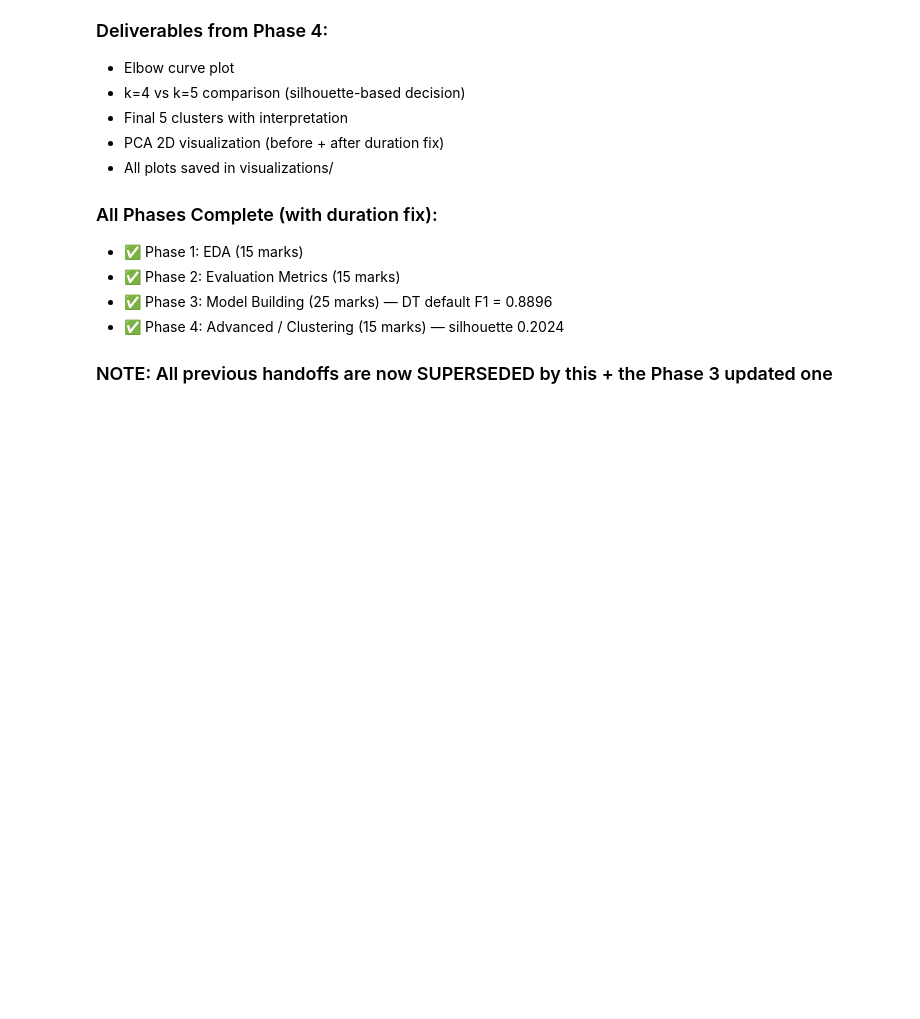
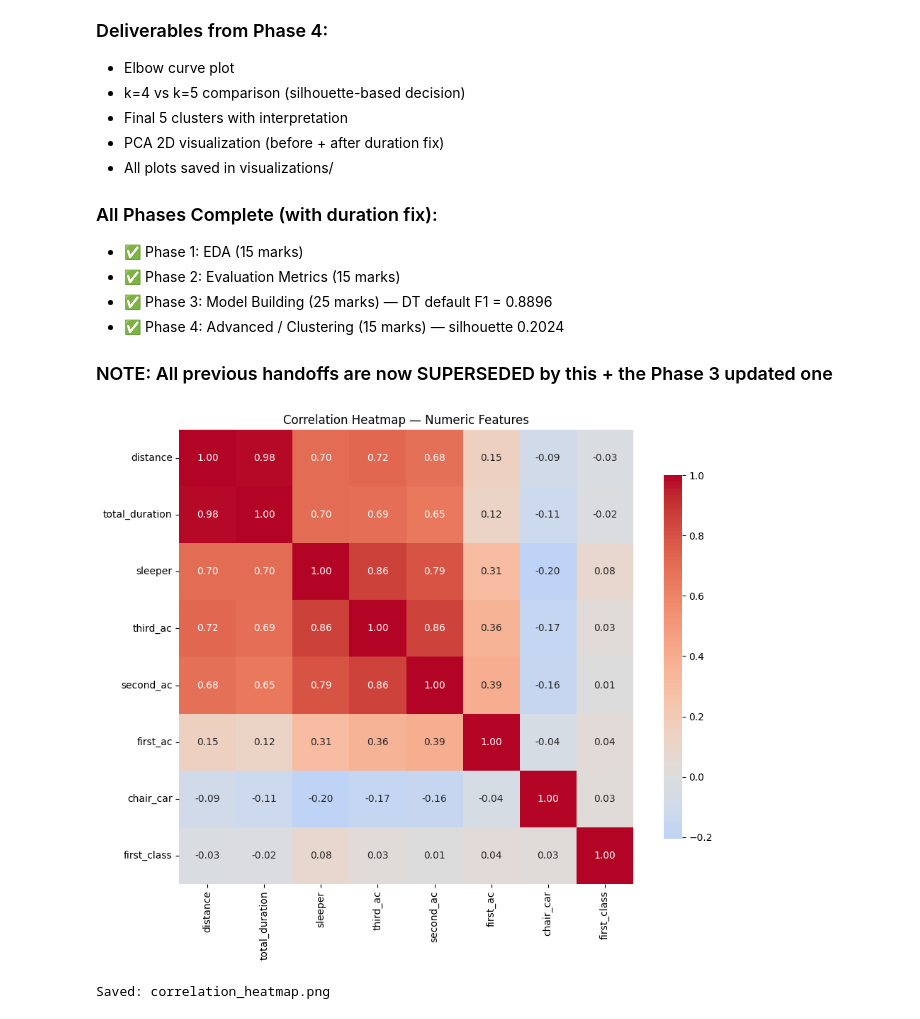
Before and after one commit to rajputpri/Indian-Railway-Train, a Jupyter notebook: notebooks/main_notebook.ipynb, the cells around one changed output. Drawn from its saved outputs; the diff is of its cells as text; code cells hidden in the pictures; blank space fills up the shorter version.

Commit message:
Add advanced EDA plots and class_weight experiment (Cells 32-37)

```diff
--- a/notebooks/main_notebook.ipynb
+++ b/notebooks/main_notebook.ipynb
@@ -2329,3 +2400,22 @@ Unsupervised clustering with K-Means + cluster interpretation
 - ✅ Phase 4: Advanced / Clustering (15 marks) — silhouette 0.2024
 
 ### NOTE: All previous handoffs are now SUPERSEDED by this + the Phase 3 updated one
+# %%
+# Cell 32: Correlation Heatmap
+import matplotlib.pyplot as plt
+import seaborn as sns
+import numpy as np
+
+fig, ax = plt.subplots(figsize=(10, 8))
+corr = df[['distance', 'total_duration', 'sleeper', 'third_ac',
+           'second_ac', 'first_ac', 'chair_car', 'first_class']].corr()
+sns.heatmap(corr, annot=True, fmt='.2f', cmap='coolwarm', center=0,
+            square=True, ax=ax, cbar_kws={'shrink': 0.8})
+ax.set_title('Correlation Heatmap — Numeric Features')
+plt.tight_layout()
+plt.savefig('../visualizations/correlation_heatmap.png', dpi=100, bbox_inches='tight')
+plt.show()
+print("Saved: correlation_heatmap.png")
+# %% [output]
+[figure, added]
+Saved: correlation_heatmap.png
```
Also changed, not shown: parts of 6 cells of this notebook, 6 other files.
